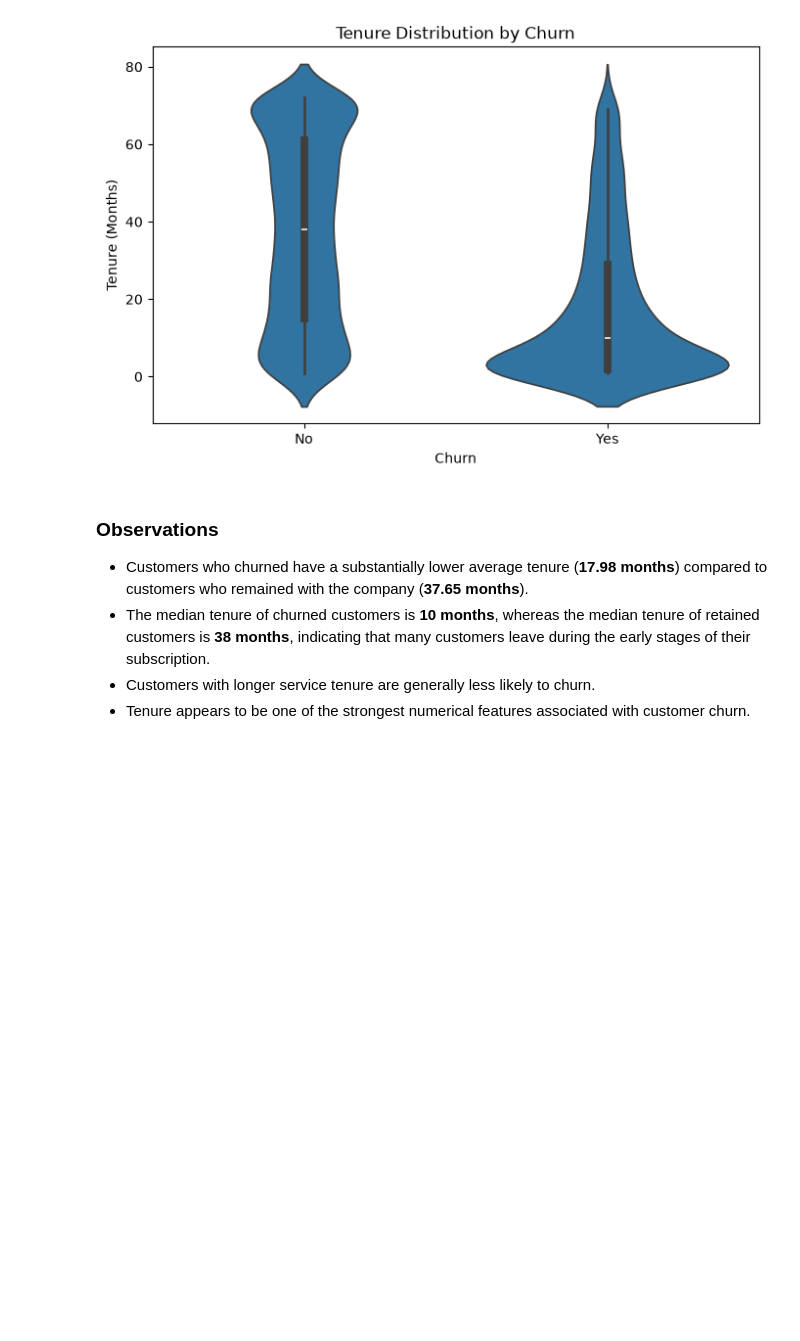
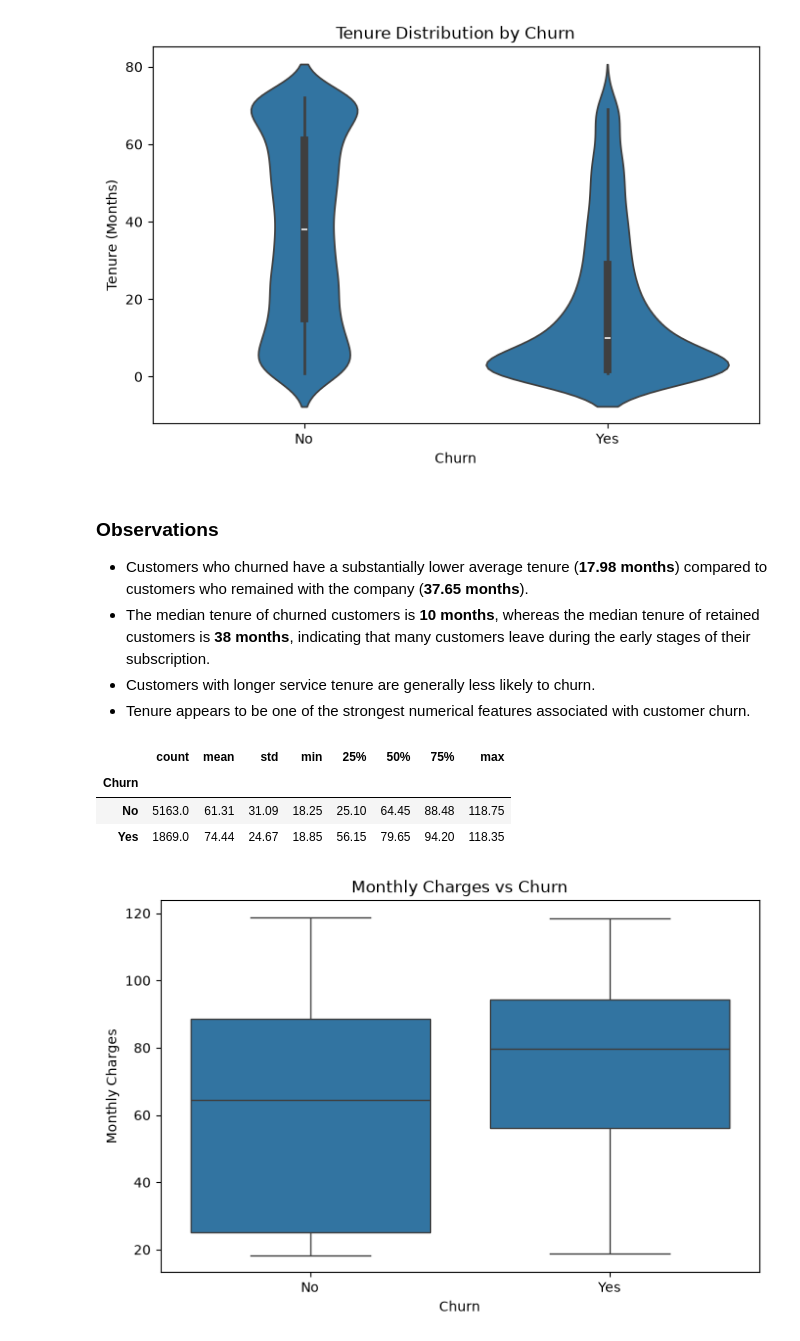
Before and after one commit to sagarjana00/Customer_Churn_Intelligence_Platform, a Jupyter notebook: notebooks/02_Exploratory_Data_Analysis.ipynb, the cells around one changed output. Cells and saved outputs as stored; diff of their text form; code cells hidden in the pictures; blank space fills up the shorter version.

```diff
--- a/notebooks/02_Exploratory_Data_Analysis.ipynb
+++ b/notebooks/02_Exploratory_Data_Analysis.ipynb
@@ -799,3 +799,26 @@ plt.show()
 - The median tenure of churned customers is **10 months**, whereas the median tenure of retained customers is **38 months**, indicating that many customers leave during the early stages of their subscription.
 - Customers with longer service tenure are generally less likely to churn.
 - Tenure appears to be one of the strongest numerical features associated with customer churn.
+# %%
+df.groupby('Churn')["MonthlyCharges"].describe().round(2)
+# %% [output]
+|  | count | mean | std | min | 25% | 50% | 75% | max |
+| Churn |  |  |  |  |  |  |  |  |
+| No | 5163.0 | 61.31 | 31.09 | 18.25 | 25.10 | 64.45 | 88.48 | 118.75 |
+| Yes | 1869.0 | 74.44 | 24.67 | 18.85 | 56.15 | 79.65 | 94.20 | 118.35 |
+# %%
+plt.figure(figsize=(8,5))
+
+sns.boxplot(
+    data=df,
+    x="Churn",
+    y="MonthlyCharges"
+)
+
+plt.title("Monthly Charges vs Churn")
+plt.xlabel("Churn")
+plt.ylabel("Monthly Charges")
+
+plt.show()
+# %% [output]
+[figure, added]
```
Also changed, not shown: parts of 10 cells of this notebook.
